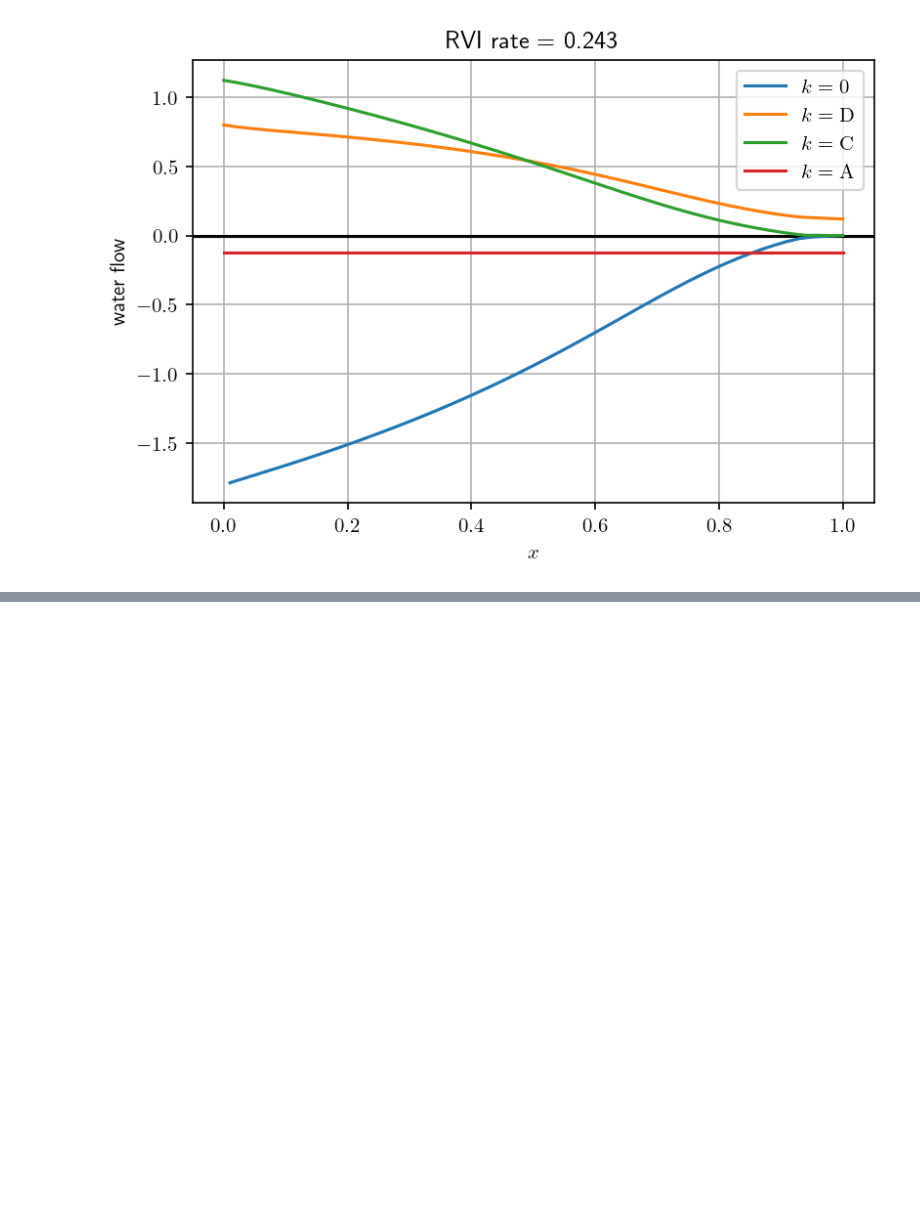
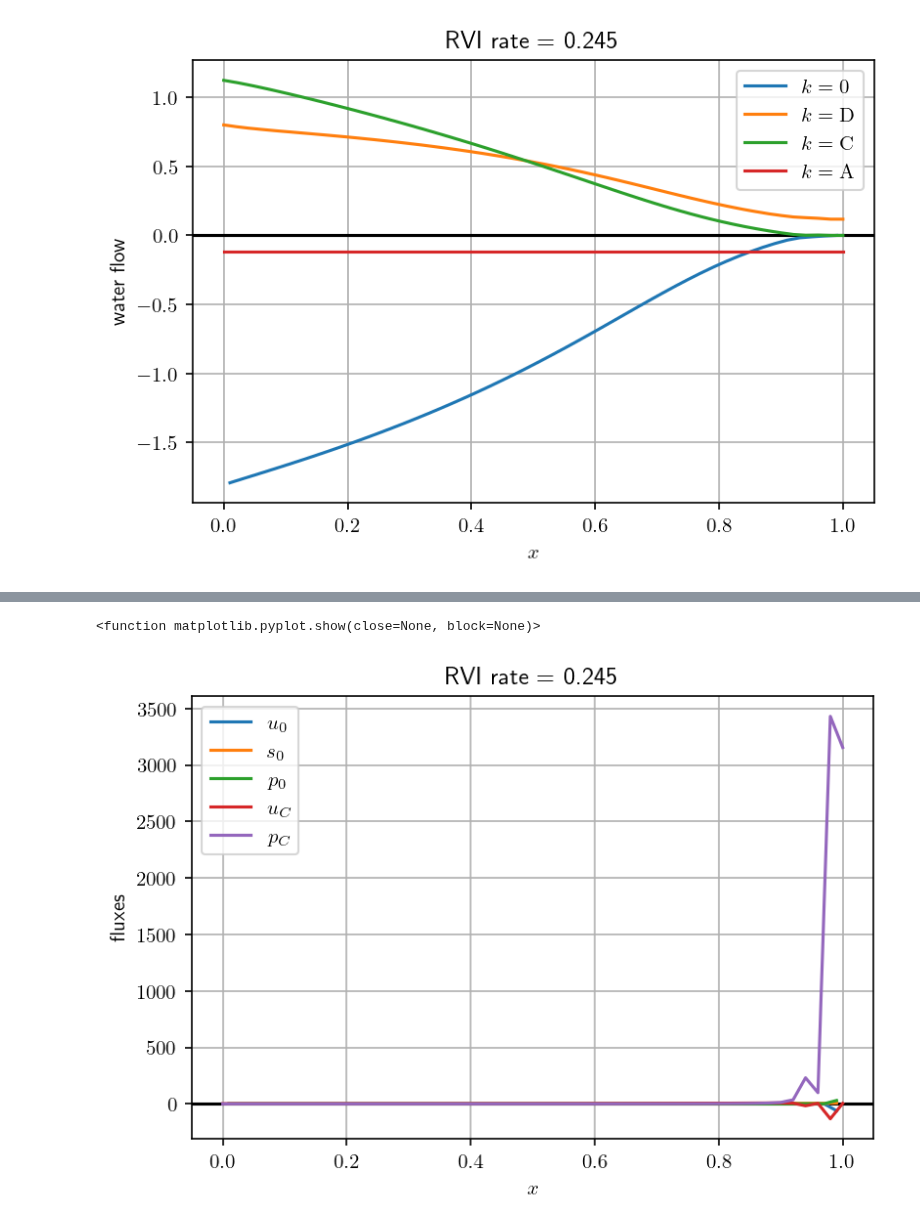
Before and after one commit to mathmd/kidney, a Jupyter notebook: passive/VRI/ss_VRI.ipynb, the cells around one changed output, grey strips where cells are left out. Saved outputs shown, nothing was run; the diff lists cells and outputs as text; code cells hidden in the pictures; blank space fills up the shorter version.

```diff
--- a/passive/VRI/ss_VRI.ipynb
+++ b/passive/VRI/ss_VRI.ipynb
@@ -467,0 +519,21 @@ plt.show
+# %%
+# x = np.linspace(0,1,num=N+1)
+x_avg = np.linspace(dx/2,1-dx/2,num=N)
+fig, ax = plt.subplots()
+compartments = ['0','\mathrm{D}','\mathrm{C}','\mathrm{A}']
+plt.rcParams['text.usetex'] = True
+ax.grid(True, which='both')
+ax.axhline(y=0, color='k')
+ax.plot(x_avg,U_0[-1]/avg_q_0[-1],label=r'$u_0$')
+ax.plot(x_avg,S_0[-1]/avg_q_0[-1],label=r'$s_0$')
+ax.plot(x_avg,P_0[-1]/avg_q_0[-1],label=r'$p_0$')
+ax.plot(x,U[-1]/q_C[-1],label=r'$u_C$')
+ax.plot(x,P_C[-1]/q_C[-1],label=r'$p_C$')
+ax.legend()
+ax.set_title(r'RVI rate = {:.3f}'.format(dump[-1,0]))
+plt.xlabel(r"$x$")
+plt.ylabel(r"fluxes")
+plt.show
+# %% [output]
+<function matplotlib.pyplot.show(close=None, block=None)>
+[figure, added]
```
Also changed, not shown: parts of 7 cells of this notebook.
